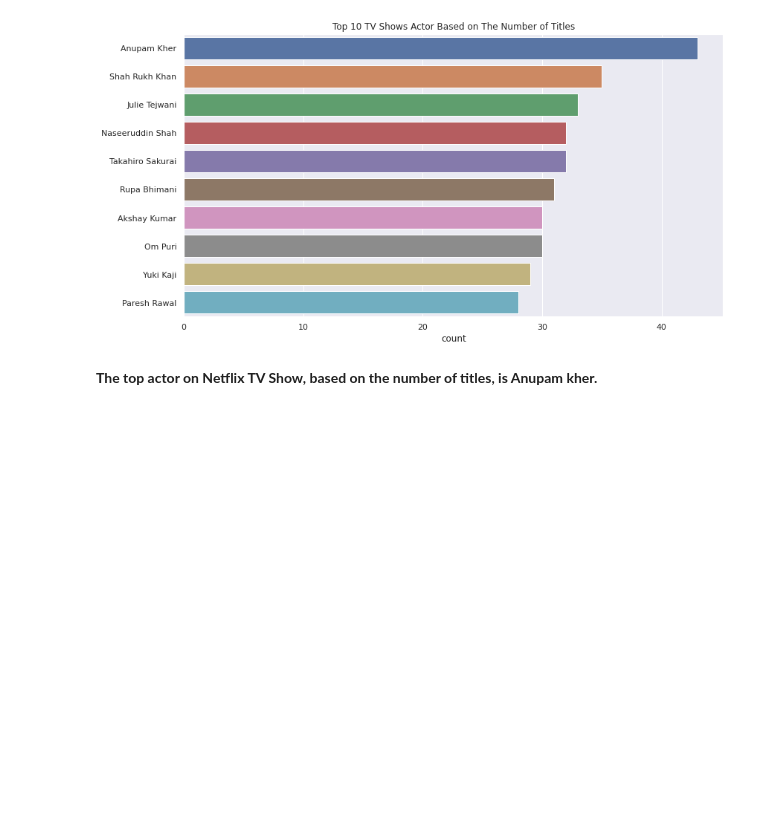
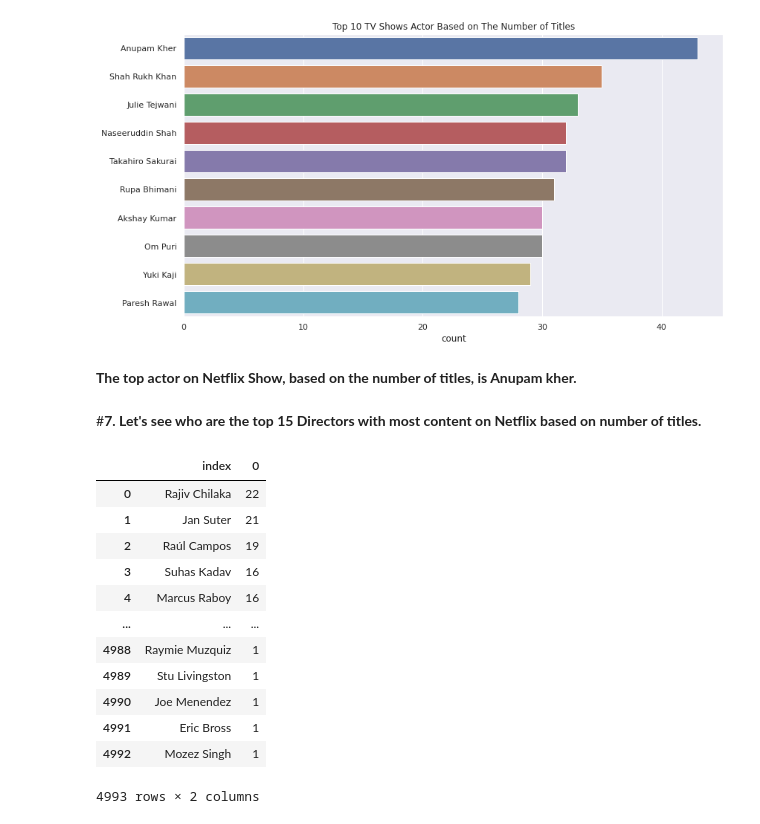
Before and after one commit to Kousikdutta1/Netflix-Shows-and-Movies-Dataset-Analysis, a Jupyter notebook: Netflix_Data_Analysis.ipynb, the cells around one changed output. Cells and saved outputs as stored; diff of their text form; code cells hidden in the pictures; blank space fills up the shorter version.

```diff
--- a/Netflix_Data_Analysis.ipynb
+++ b/Netflix_Data_Analysis.ipynb
@@ -790,4 +790,6 @@ plt.show()
 # %% [output]
 [figure]
 # %% [markdown]
-**The top actor on Netflix TV Show, based on the number of titles, is Anupam kher.**
+**The top actor on Netflix Show, based on the number of titles, is Anupam kher.**
+# %% [markdown]
+#**7. Let's see who are the top 15 Directors with most content on Netflix based on number of titles.**
@@ -793,0 +801,16 @@ plt.show()
+# %%
+Top_directors.value_counts().reset_index()
+# %% [output]
+|  | index | 0 |
+| 0 | Rajiv Chilaka | 22 |
+| 1 | Jan Suter | 21 |
+| 2 | Raúl Campos | 19 |
+| 3 | Suhas Kadav | 16 |
+| 4 | Marcus Raboy | 16 |
+| ... | ... | ... |
+| 4988 | Raymie Muzquiz | 1 |
+| 4989 | Stu Livingston | 1 |
+| 4990 | Joe Menendez | 1 |
+| 4991 | Eric Bross | 1 |
+| 4992 | Mozez Singh | 1 |
+4993 rows × 2 columns
```
Also changed, not shown: parts of 20 cells of this notebook.
